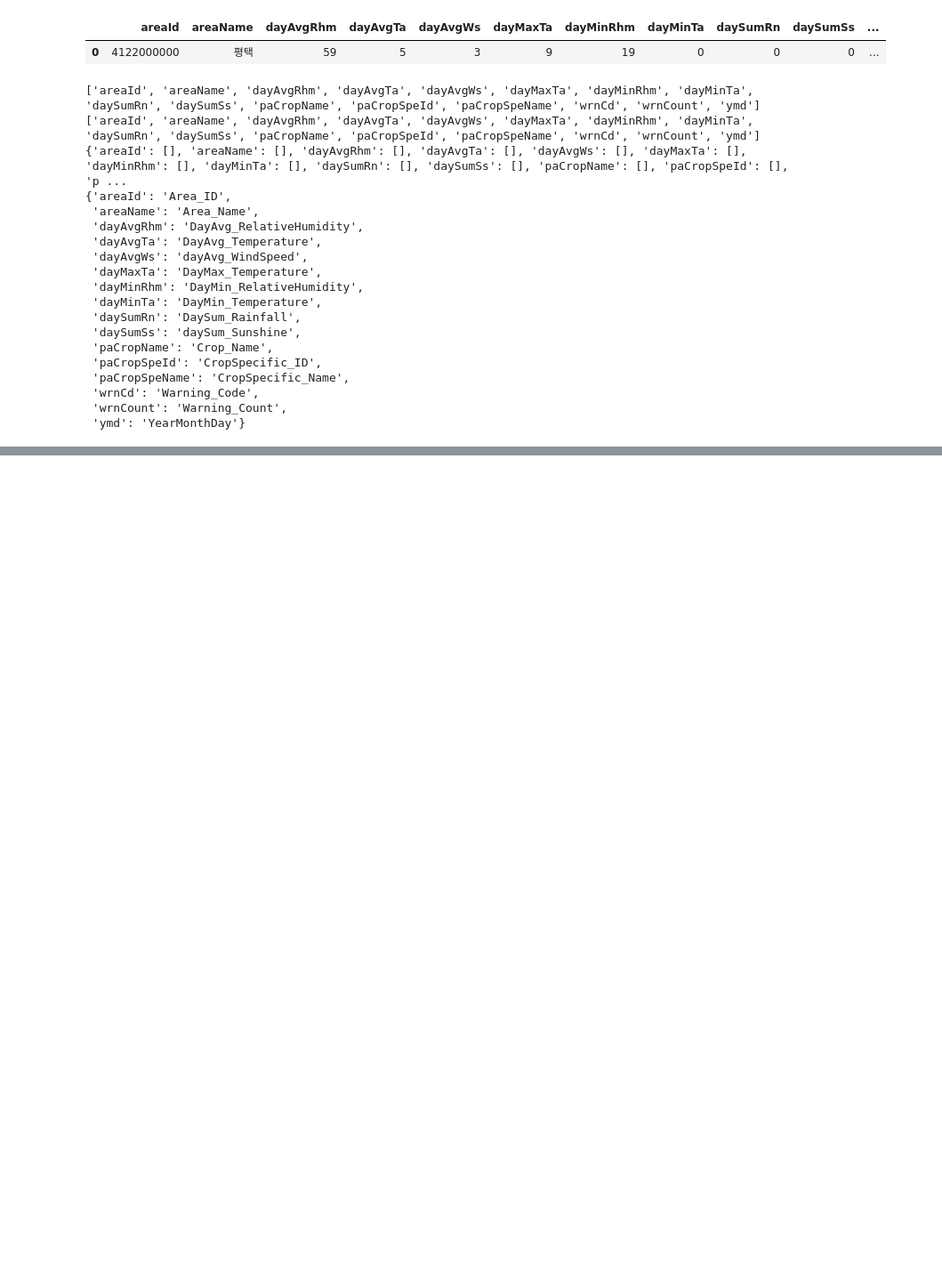
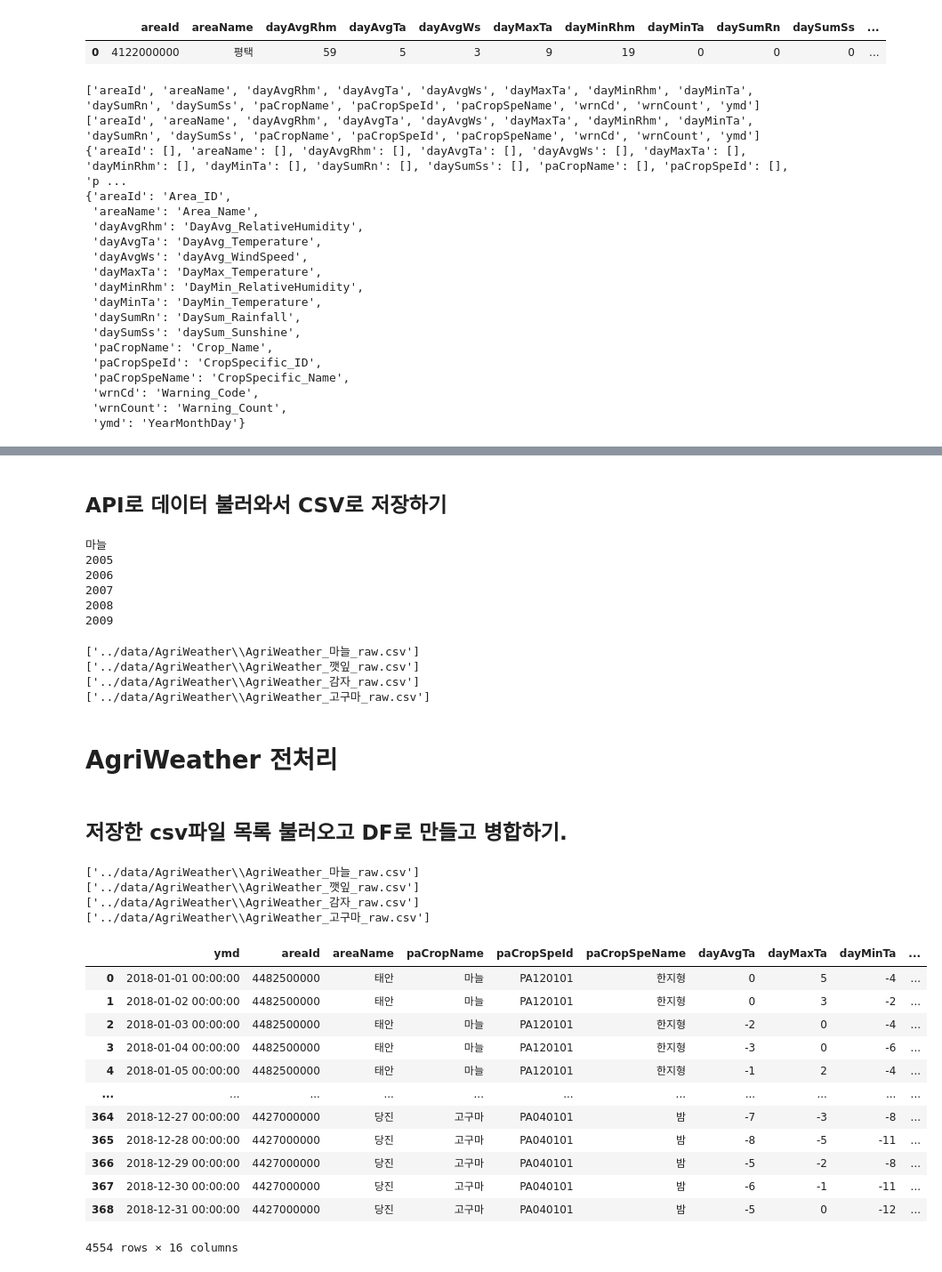
Before and after one commit to mols3131d/Agricultural-Products-Price-Prediction-, a Jupyter notebook: Data Collection/AgriWeather.ipynb, the cells around one changed output, grey strips where cells are left out. Shown at 89% size. Cells and saved outputs as stored; diff of their text form; code cells hidden in the pictures; blank space fills up the shorter version.

```diff
--- a/Data Collection/AgriWeather.ipynb
+++ b/Data Collection/AgriWeather.ipynb
@@ -4,8 +4,12 @@
 - 데이터 중에서 농업기상에 관련된 데이터를 수집하고, 전처리하는 파일
 # %%
 import sys
+import os
 import time
+from glob import glob
 from pprint import pprint
+import warnings
+warnings.filterwarnings('ignore')
 
 
 import numpy as np
@@ -22,8 +26,9 @@ import xmltodict
 
 sys.path.append("../Import")
 # 'auth' is included in gitignore.
-import auth
-authkey = auth.authkey["FmlandWthrInfo_dec"]
+from auth import authkey
+from definitions import crop_list, crop_list2
+authkey = authkey["FmlandWthrInfo_dec"]
 
 root_path = "../"
 data_path = f"{root_path}data/"
@@ -454,0 +522,63 @@ def Get_df_AgriWeather(
+# %% [markdown]
+## API로 데이터 불러와서 CSV로 저장하기
+# %%
+file_path = f"{data_path}AgriWeather/"
+for crop in crop_list2:
+    print(crop)
+    for y in range(2005, 2021):
+        print(y)
+        df = Get_AgriWeather_All(authkey=authkey, search_Year_Period=(y, y), crop_name=crop)
+        df.to_csv(f"{file_path}AgriWeather_{crop}_{y}_raw.csv", index=False)
+# %% [output]
+마늘
+2005
+2006
+2007
+2008
+2009
+# %%
+for crop in crop_list2:
+    files = glob(f"{file_path}/AgriWeather_{crop}*")
+    print(files)
+# %% [output]
+['../data/AgriWeather\\AgriWeather_마늘_raw.csv']
+['../data/AgriWeather\\AgriWeather_깻잎_raw.csv']
+['../data/AgriWeather\\AgriWeather_감자_raw.csv']
+['../data/AgriWeather\\AgriWeather_고구마_raw.csv']
+# %% [markdown]
+# AgriWeather 전처리
+# %% [markdown]
+## 저장한 csv파일 목록 불러오고 DF로 만들고 병합하기.
+# %%
+file_path = f"{data_path}AgriWeather/"
+
+df_raw = pd.DataFrame()
+for crop in crop_list2:
+    files = glob(f"{file_path}/AgriWeather_{crop}*")
+    print(files)
+    for file in files:
+        df_new = pd.read_csv(f'{file}', index_col=False)
+        df_raw = pd.concat([df_raw, df_new])
+        # 필요없는 파일 제거
+        os.remove(file)
+
+df_raw.to_csv(f"{file_path}AgriWeather_raw.csv")
+display(df_raw)
+# %% [output]
+['../data/AgriWeather\\AgriWeather_마늘_raw.csv']
+['../data/AgriWeather\\AgriWeather_깻잎_raw.csv']
+['../data/AgriWeather\\AgriWeather_감자_raw.csv']
+['../data/AgriWeather\\AgriWeather_고구마_raw.csv']
+|  | ymd | areaId | areaName | paCropName | paCropSpeId | paCropSpeName | dayAvgTa | dayMaxTa | dayMinTa | ... |
+| 0 | 2018-01-01 00:00:00 | 4482500000 | 태안 | 마늘 | PA120101 | 한지형 | 0 | 5 | -4 | ... |
+| 1 | 2018-01-02 00:00:00 | 4482500000 | 태안 | 마늘 | PA120101 | 한지형 | 0 | 3 | -2 | ... |
+| 2 | 2018-01-03 00:00:00 | 4482500000 | 태안 | 마늘 | PA120101 | 한지형 | -2 | 0 | -4 | ... |
+| 3 | 2018-01-04 00:00:00 | 4482500000 | 태안 | 마늘 | PA120101 | 한지형 | -3 | 0 | -6 | ... |
+| 4 | 2018-01-05 00:00:00 | 4482500000 | 태안 | 마늘 | PA120101 | 한지형 | -1 | 2 | -4 | ... |
+| ... | ... | ... | ... | ... | ... | ... | ... | ... | ... | ... |
+| 364 | 2018-12-27 00:00:00 | 4427000000 | 당진 | 고구마 | PA040101 | 밤 | -7 | -3 | -8 | ... |
+| 365 | 2018-12-28 00:00:00 | 4427000000 | 당진 | 고구마 | PA040101 | 밤 | -8 | -5 | -11 | ... |
+| 366 | 2018-12-29 00:00:00 | 4427000000 | 당진 | 고구마 | PA040101 | 밤 | -5 | -2 | -8 | ... |
+| 367 | 2018-12-30 00:00:00 | 4427000000 | 당진 | 고구마 | PA040101 | 밤 | -6 | -1 | -11 | ... |
+| 368 | 2018-12-31 00:00:00 | 4427000000 | 당진 | 고구마 | PA040101 | 밤 | -5 | 0 | -12 | ... |
+4554 rows × 16 columns
```
Also changed, not shown: parts of 23 cells of this notebook, 1 other file.
